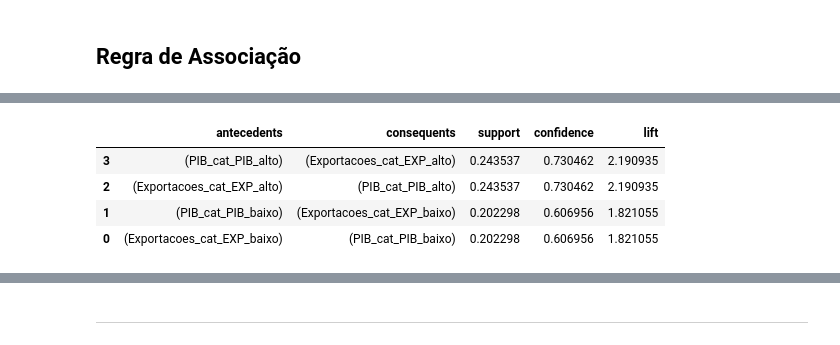
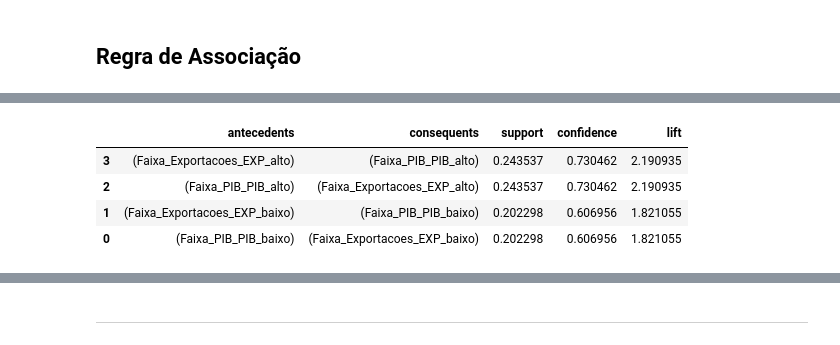
Before and after one commit to anaC-Fernandes/ProjetoDados, a Jupyter notebook: Notebooks/Dataset_Economia.ipynb, the cells around one changed output, grey strips where cells are left out. Saved outputs shown, nothing was run; the diff lists cells and outputs as text; code cells hidden in the pictures.

Commit message:
Regras de Associação da questão 2 e 4

```diff
--- a/Notebooks/Dataset_Economia.ipynb
+++ b/Notebooks/Dataset_Economia.ipynb
@@ -521,10 +524,10 @@ Teste de Kruskal-Wallis - p-valor: 0.0000
 # %%
-# Filtra apenas valores positivos
-df_apriori = df[(df['PIB'] > 0) & (df['Exportacoes_US$'] > 0)].copy()
+# Filtra os municípios com PIB e exportações maiores que zero
+dados_filtrados = df[(df['PIB'] > 0) & (df['Exportacoes_US$'] > 0)].copy()
 
-# Remove valores ausentes (NaN)
-df_apriori = df_apriori.dropna(subset=['PIB', 'Exportacoes_US$'])
+# Remove valores ausentes nas colunas de interesse
+dados_filtrados = dados_filtrados.dropna(subset=['PIB', 'Exportacoes_US$'])
 
-# Discretiza em tercis
-df_apriori['PIB_cat'] = pd.qcut(df_apriori['PIB'], q=3, labels=["PIB_baixo", "PIB_medio", "PIB_alto"])
-df_apriori['Exportacoes_cat'] = pd.qcut(df_apriori['Exportacoes_US$'], q=3, labels=["EXP_baixo", "EXP_medio", "EXP_alto"])
+# Classifica o PIB e as exportações em três faixas: baixo, médio e alto (tercis)
+dados_filtrados['Faixa_PIB'] = pd.qcut(dados_filtrados['PIB'], q=3, labels=["PIB_baixo", "PIB_medio", "PIB_alto"])
+dados_filtrados['Faixa_Exportacoes'] = pd.qcut(dados_filtrados['Exportacoes_US$'], q=3, labels=["EXP_baixo", "EXP_medio", "EXP_alto"])
@@ -533,0 +537,4 @@ df_transacoes = pd.get_dummies(df_apriori[['PIB_cat', 'Exportacoes_cat']])
+# %%
+# Converte as categorias para o formato de variáveis binárias (0 ou 1)
+dados_binarios = pd.get_dummies(dados_filtrados[['Faixa_PIB', 'Faixa_Exportacoes']])
+dados_binarios
@@ -534,18 +558,20 @@ df_transacoes = pd.get_dummies(df_apriori[['PIB_cat', 'Exportacoes_cat']])
 # %%
 from mlxtend.frequent_patterns import apriori, association_rules
 
-# Encontra itemsets frequentes
-frequent_itemsets = apriori(df_transacoes, min_support=0.1, use_colnames=True)
+# Aplica o algoritmo Apriori para encontrar combinações frequentes
+conjuntos_frequentes = apriori(dados_binarios, min_support=0.1, use_colnames=True)
 
-# Gera regras de associação
-regras = association_rules(frequent_itemsets, metric="confidence", min_threshold=0.6)
+# Gera regras de associação com base nos conjuntos frequentes
+regras_associacao = association_rules(conjuntos_frequentes, metric="confidence", min_threshold=0.6) #limiar mínimo de confiança de 60%
 
-# Exibe as regras ordenadas por confiança
-regras.sort_values(by="confidence", ascending=False, inplace=True)
-regras[['antecedents', 'consequents', 'support', 'confidence', 'lift']]
+# Ordena as regras por confiança (do maior para o menor)
+regras_associacao.sort_values(by="confidence", ascending=False, inplace=True)
+
+# Exibe as principais colunas das regras encontradas
+regras_associacao[['antecedents', 'consequents', 'support', 'confidence', 'lift']]
 # %% [output]
 |  | antecedents | consequents | support | confidence | lift |
-| 3 | (PIB_cat_PIB_alto) | (Exportacoes_cat_EXP_alto) | 0.243537 | 0.730462 | 2.190935 |
-| 2 | (Exportacoes_cat_EXP_alto) | (PIB_cat_PIB_alto) | 0.243537 | 0.730462 | 2.190935 |
-| 1 | (PIB_cat_PIB_baixo) | (Exportacoes_cat_EXP_baixo) | 0.202298 | 0.606956 | 1.821055 |
-| 0 | (Exportacoes_cat_EXP_baixo) | (PIB_cat_PIB_baixo) | 0.202298 | 0.606956 | 1.821055 |
+| 3 | (Faixa_Exportacoes_EXP_alto) | (Faixa_PIB_PIB_alto) | 0.243537 | 0.730462 | 2.190935 |
+| 2 | (Faixa_PIB_PIB_alto) | (Faixa_Exportacoes_EXP_alto) | 0.243537 | 0.730462 | 2.190935 |
+| 1 | (Faixa_Exportacoes_EXP_baixo) | (Faixa_PIB_PIB_baixo) | 0.202298 | 0.606956 | 1.821055 |
+| 0 | (Faixa_PIB_PIB_baixo) | (Faixa_Exportacoes_EXP_baixo) | 0.202298 | 0.606956 | 1.821055 |
```
Also changed, not shown: parts of 24 cells of this notebook.
